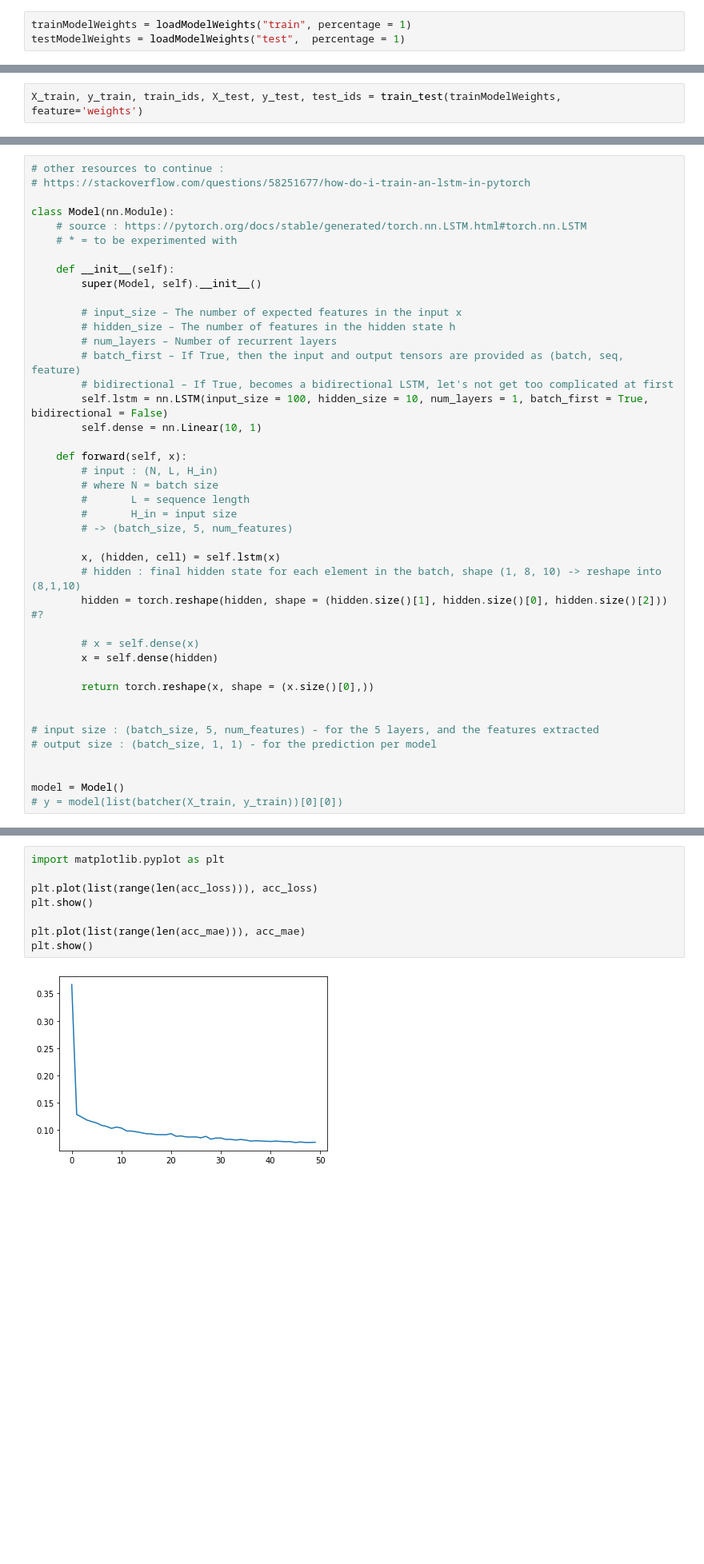
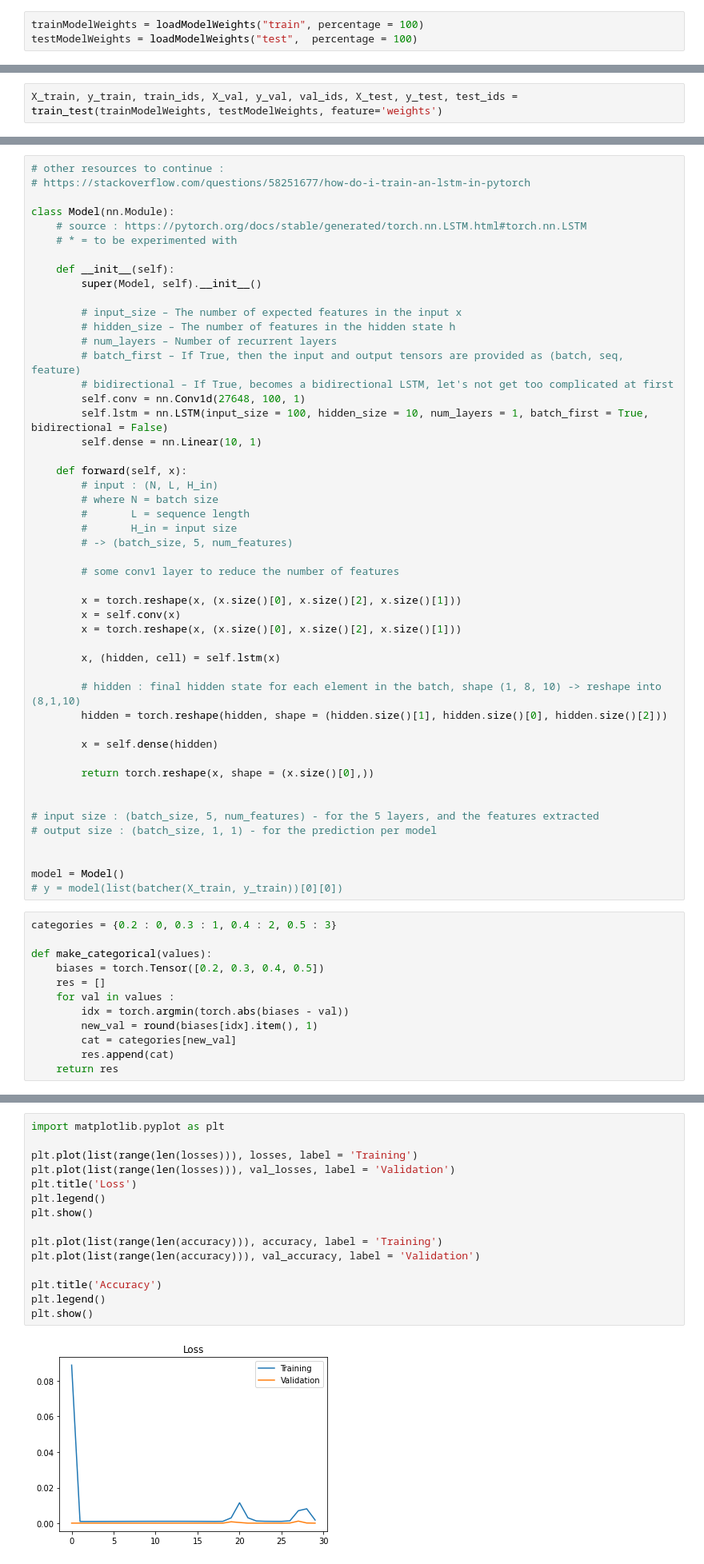
Before and after one commit to ghjuliasialelli/dl21, a Jupyter notebook: rnn-training.ipynb, the cells around one changed output, grey strips where cells are left out. Shown: that part at 80% size. Saved outputs shown, nothing was run; the diff lists cells and outputs as text; blank space fills up the shorter version.

Commit message:
latest version of rnn (with conv)

```diff
--- a/rnn-training.ipynb
+++ b/rnn-training.ipynb
@@ -40,5 +40,5 @@ def loadModelWeights(setName, percentage=1):
             modelId += 1
     return df
 # %%
-trainModelWeights = loadModelWeights("train", percentage = 1)
-testModelWeights = loadModelWeights("test",  percentage = 1)
+trainModelWeights = loadModelWeights("train", percentage = 100)
+testModelWeights = loadModelWeights("test",  percentage = 100)
@@ -128,2 +110,2 @@ def train_test(trainModelWeights, testModelWeights = None, feature='weights', la
 # %%
-X_train, y_train, train_ids, X_test, y_test, test_ids = train_test(trainModelWeights, feature='weights')
+X_train, y_train, train_ids, X_val, y_val, val_ids, X_test, y_test, test_ids = train_test(trainModelWeights, testModelWeights, feature='weights')
@@ -162,6 +182,7 @@ class Model(nn.Module):
         # num_layers – Number of recurrent layers
         # batch_first – If True, then the input and output tensors are provided as (batch, seq, feature)
         # bidirectional – If True, becomes a bidirectional LSTM, let's not get too complicated at first
+        self.conv = nn.Conv1d(27648, 100, 1)
         self.lstm = nn.LSTM(input_size = 100, hidden_size = 10, num_layers = 1, batch_first = True, bidirectional = False)
         self.dense = nn.Linear(10, 1)
 
@@ -172,11 +193,17 @@ class Model(nn.Module):
         #       H_in = input size
         # -> (batch_size, 5, num_features)
 
+        # some conv1 layer to reduce the number of features
+
+        x = torch.reshape(x, (x.size()[0], x.size()[2], x.size()[1]))
+        x = self.conv(x)
+        x = torch.reshape(x, (x.size()[0], x.size()[2], x.size()[1]))
+
         x, (hidden, cell) = self.lstm(x)
+
         # hidden : final hidden state for each element in the batch, shape (1, 8, 10) -> reshape into (8,1,10)
-        hidden = torch.reshape(hidden, shape = (hidden.size()[1], hidden.size()[0], hidden.size()[2])) #?
+        hidden = torch.reshape(hidden, shape = (hidden.size()[1], hidden.size()[0], hidden.size()[2]))
 
-        # x = self.dense(x)
         x = self.dense(hidden)
 
         return torch.reshape(x, shape = (x.size()[0],))
@@ -188,5 +215,17 @@ class Model(nn.Module):
 
 model = Model()
 # y = model(list(batcher(X_train, y_train))[0][0])
+# %%
+categories = {0.2 : 0, 0.3 : 1, 0.4 : 2, 0.5 : 3}
+
+def make_categorical(values):
+    biases = torch.Tensor([0.2, 0.3, 0.4, 0.5])
+    res = []
+    for val in values :
+        idx = torch.argmin(torch.abs(biases - val))
+        new_val = round(biases[idx].item(), 1)
+        cat = categories[new_val]
+        res.append(cat)
+    return res
 # %%
 from torch import optim
@@ -224,10 +293,17 @@ for epoch in tqdm(range(50)):
 # %%
 import matplotlib.pyplot as plt
 
-plt.plot(list(range(len(acc_loss))), acc_loss)
+plt.plot(list(range(len(losses))), losses, label = 'Training')
+plt.plot(list(range(len(losses))), val_losses, label = 'Validation')
+plt.title('Loss')
+plt.legend()
 plt.show()
 
-plt.plot(list(range(len(acc_mae))), acc_mae)
+plt.plot(list(range(len(accuracy))), accuracy, label = 'Training')
+plt.plot(list(range(len(accuracy))), val_accuracy, label = 'Validation')
+
+plt.title('Accuracy')
+plt.legend()
 plt.show()
 # %% [output]
-[figure, old version]
+[figure, new version]
```
Also changed, not shown: parts of 11 cells of this notebook.
